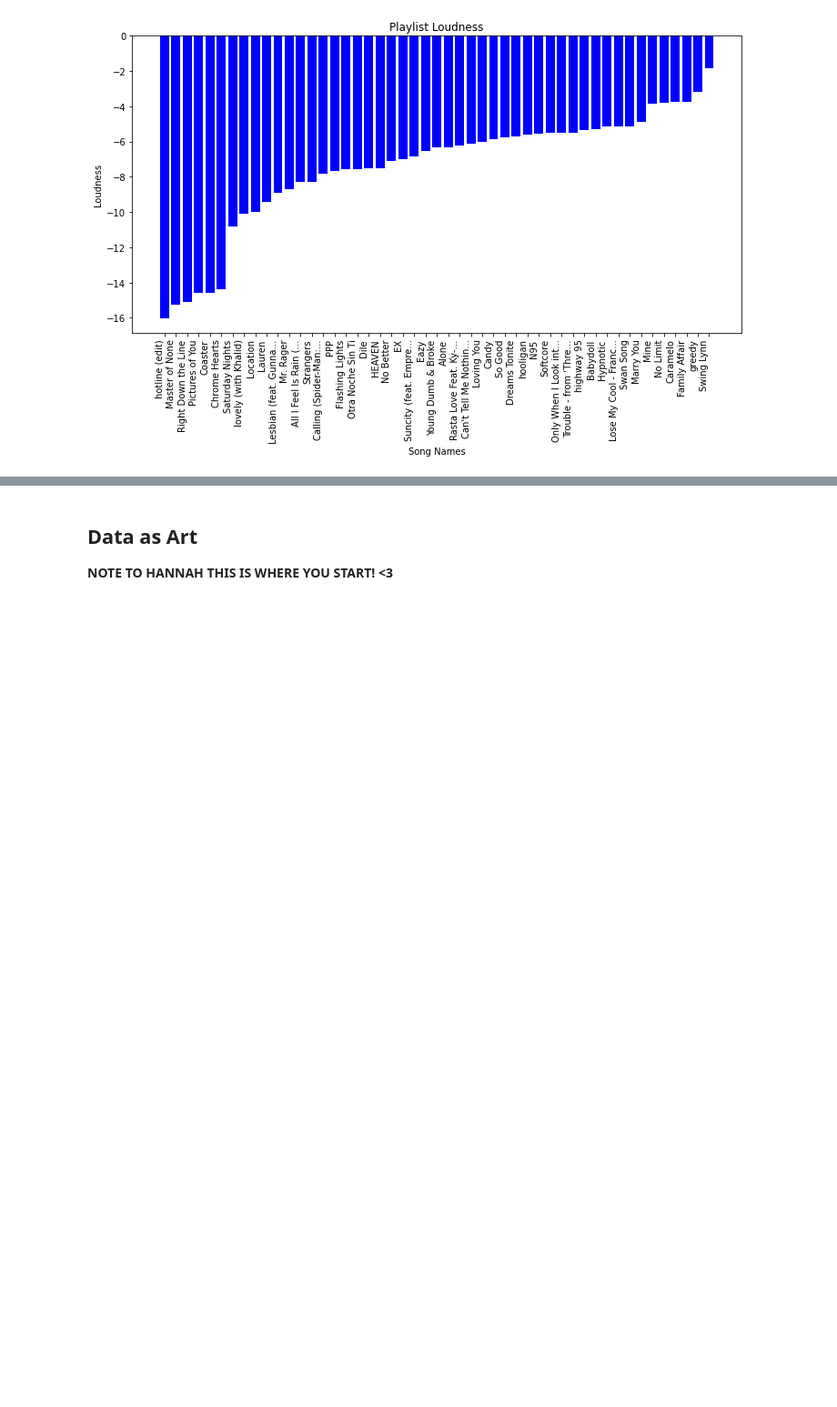
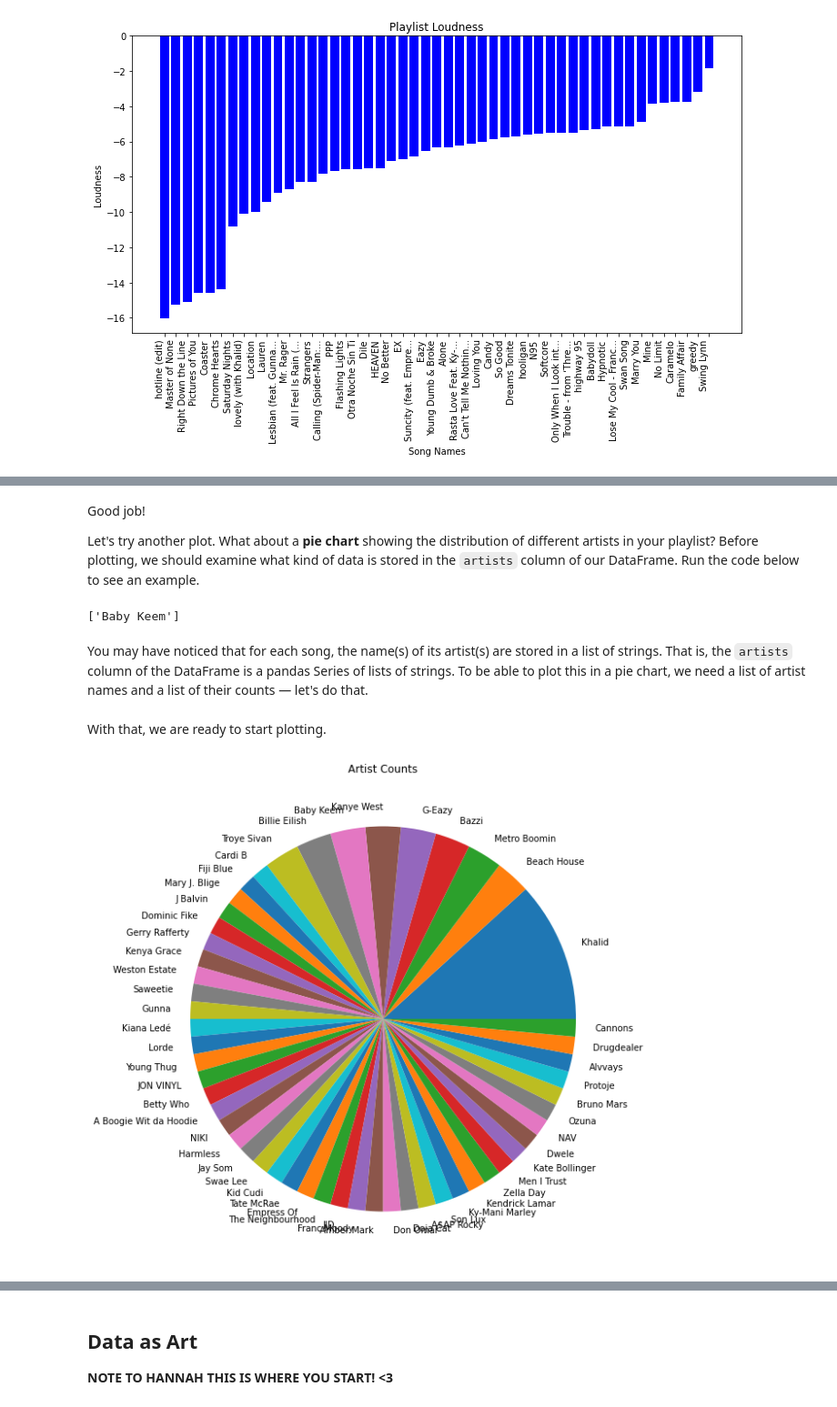
Before and after one commit to HMC-CS123-F23/cs-123-class-project-hannah-amy-daisy, a Jupyter notebook: project.ipynb, the cells around one changed output, grey strips where cells are left out. Shown: that part at 91% size. Drawn from its saved outputs; the diff is of its cells as text; code cells hidden in the pictures; blank space fills up the shorter version.

```diff
--- a/project.ipynb
+++ b/project.ipynb
@@ -324,0 +321,30 @@ That's all for the visualization and analysis, let's look at the last part of th
+# %% [markdown]
+Good job!
+
+Let's try another plot. What about a **pie chart** showing the distribution of different artists in your playlist? Before plotting, we should examine what kind of data is stored in the `artists` column of our DataFrame. Run the code below to see an example.
+# %%
+playlist_df['artists'][0] # Artist(s) of the first song in DataFrame
+# %% [output]
+['Baby Keem']
+# %% [markdown]
+You may have noticed that for each song, the name(s) of its artist(s) are stored in a list of strings. That is, the `artists` column of the DataFrame is a pandas Series of lists of strings. To be able to plot this in a pie chart, we need a list of artist names and a list of their counts — let's do that.
+# %%
+# Flatten into one list of all artist names
+all_artists = [artist for artists in playlist_df['artists'] for artist in artists]
+# Get counts of each artist using value_counts, a function provided by pandas
+artist_counts = pd.Series(all_artists).value_counts()
+# Uncomment the print statement if you'd like!
+# print(artist_counts)
+# %% [markdown]
+With that, we are ready to start plotting.
+# %%
+# Plot size
+plt.figure(figsize=(10, 10))
+# Type of graph (pie), specifying artist_counts as subject being graphed
+plt.pie(artist_counts, labels=artist_counts.index)
+# Give the plot a title
+plt.title('Artist Counts')
+# Show the plot
+plt.show()
+# %% [output]
+[figure, added]
```
Also changed, not shown: parts of 11 cells of this notebook.
